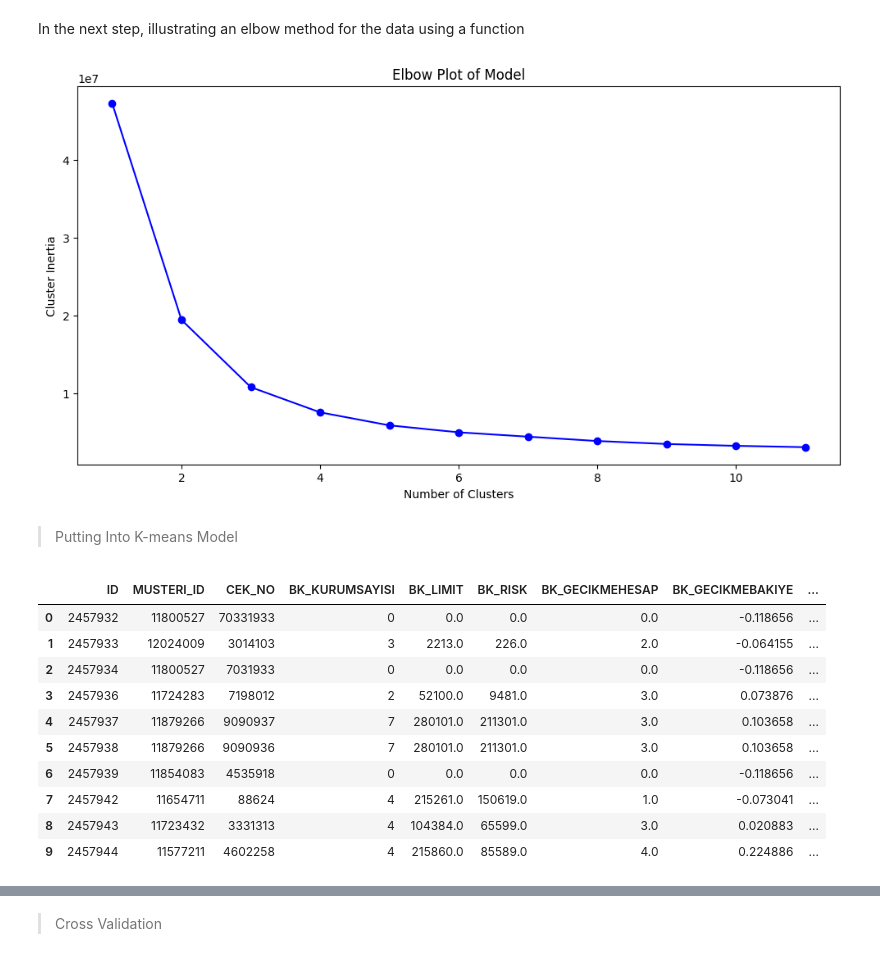
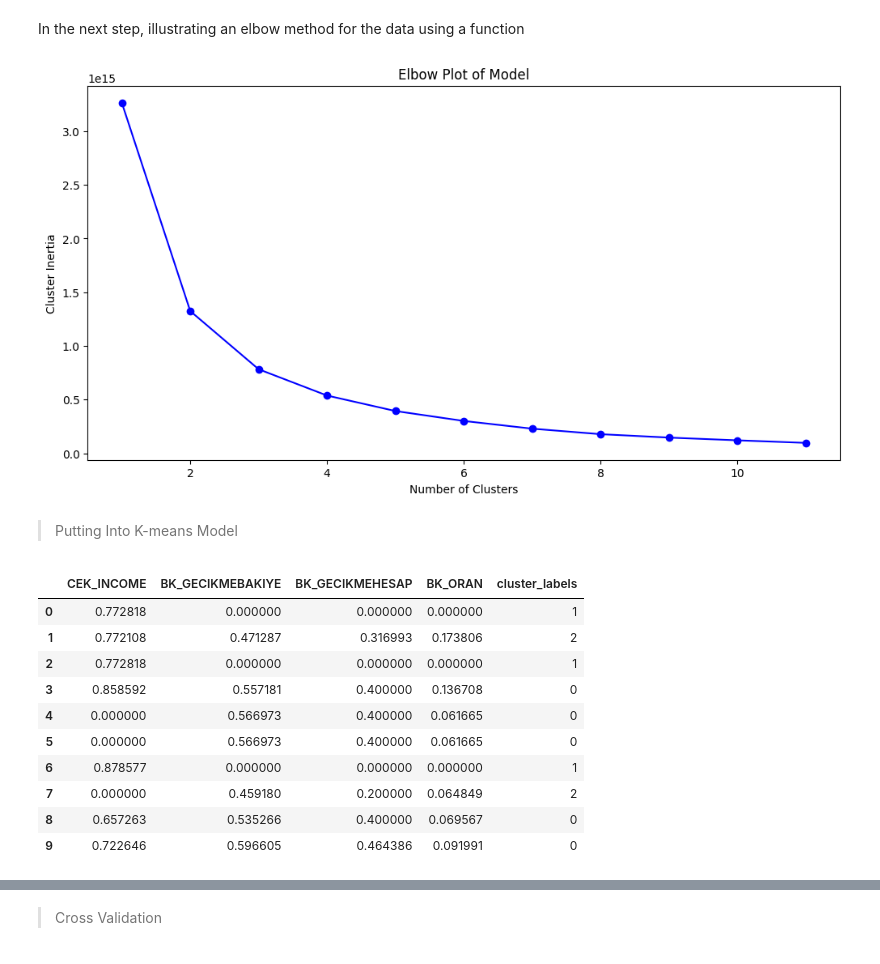
Before and after one commit to EmirhanServeren/factoring-customer-segmentation, a Jupyter notebook: segmentation.ipynb, the cells around one changed output, grey strips where cells are left out. Saved outputs shown, nothing was run; the diff lists cells and outputs as text; code cells hidden in the pictures.

Commit message:
committed with changes on data scaling & model viz

```diff
--- a/segmentation.ipynb
+++ b/segmentation.ipynb
@@ -909,8 +909,7 @@ scaled_gType_data.describe()    # to check whether the scaling is done or not by
 > Declare Feature Columns
 # %%
 # selecting the input columns for clustering
-feature_columns_g_Type = ['BK_KURUMSAYISI', 'BK_ORAN', 'BK_GECIKMEHESAP', 'BK_GECIKMEBAKIYE',
-                'SUBE_COUNT', 'CEK_INCOME', 'KESIDECI_COUNT']
+feature_columns_g_Type = ['BK_ORAN', 'BK_GECIKMEHESAP', 'BK_GECIKMEBAKIYE','CEK_INCOME']
 # %% [markdown]
 > Elbow Method
 
@@ -948,10 +947,10 @@ def generate_elbow_plot(clusters_centers, k_values):
     plt.title("Elbow Plot of Model")
     plt.show()
 # %%
-clusters_centers, k_values = find_optimal_clusters(bk_clustering_df[feature_columns_g_Type], 12)
+clusters_centers, k_values = find_optimal_clusters(g_company_type_df[feature_columns_g_Type], 12)
 generate_elbow_plot(clusters_centers, k_values)
 # %% [output]
-[figure, old version]
+[figure, new version]
 # %% [markdown]
 > Putting Into K-means Model
 # %%
@@ -964,14 +963,14 @@ bk_clustering_df['cluster_labels'] = g_kmeans.labels_      # assign cluster labe
 # %%
-bk_clustering_df.head(10)
+scaled_gType_data.head(10)
 # %% [output]
-|  | ID | MUSTERI_ID | CEK_NO | BK_KURUMSAYISI | BK_LIMIT | BK_RISK | BK_GECIKMEHESAP | BK_GECIKMEBAKIYE | ... |
-| 0 | 2457932 | 11800527 | 70331933 | 0 | 0.0 | 0.0 | 0.0 | -0.118656 | ... |
-| 1 | 2457933 | 12024009 | 3014103 | 3 | 2213.0 | 226.0 | 2.0 | -0.064155 | ... |
-| 2 | 2457934 | 11800527 | 7031933 | 0 | 0.0 | 0.0 | 0.0 | -0.118656 | ... |
-| 3 | 2457936 | 11724283 | 7198012 | 2 | 52100.0 | 9481.0 | 3.0 | 0.073876 | ... |
-| 4 | 2457937 | 11879266 | 9090937 | 7 | 280101.0 | 211301.0 | 3.0 | 0.103658 | ... |
-| 5 | 2457938 | 11879266 | 9090936 | 7 | 280101.0 | 211301.0 | 3.0 | 0.103658 | ... |
-| 6 | 2457939 | 11854083 | 4535918 | 0 | 0.0 | 0.0 | 0.0 | -0.118656 | ... |
-| 7 | 2457942 | 11654711 | 88624 | 4 | 215261.0 | 150619.0 | 1.0 | -0.073041 | ... |
-| 8 | 2457943 | 11723432 | 3331313 | 4 | 104384.0 | 65599.0 | 3.0 | 0.020883 | ... |
-| 9 | 2457944 | 11577211 | 4602258 | 4 | 215860.0 | 85589.0 | 4.0 | 0.224886 | ... |
+|  | CEK_INCOME | BK_GECIKMEBAKIYE | BK_GECIKMEHESAP | BK_ORAN | cluster_labels |
+| 0 | 0.772818 | 0.000000 | 0.000000 | 0.000000 | 1 |
+| 1 | 0.772108 | 0.471287 | 0.316993 | 0.173806 | 2 |
+| 2 | 0.772818 | 0.000000 | 0.000000 | 0.000000 | 1 |
+| 3 | 0.858592 | 0.557181 | 0.400000 | 0.136708 | 0 |
+| 4 | 0.000000 | 0.566973 | 0.400000 | 0.061665 | 0 |
+| 5 | 0.000000 | 0.566973 | 0.400000 | 0.061665 | 0 |
+| 6 | 0.878577 | 0.000000 | 0.000000 | 0.000000 | 1 |
+| 7 | 0.000000 | 0.459180 | 0.200000 | 0.064849 | 2 |
+| 8 | 0.657263 | 0.535266 | 0.400000 | 0.069567 | 0 |
+| 9 | 0.722646 | 0.596605 | 0.464386 | 0.091991 | 0 |
```
Also changed, not shown: parts of 6 cells of this notebook.
